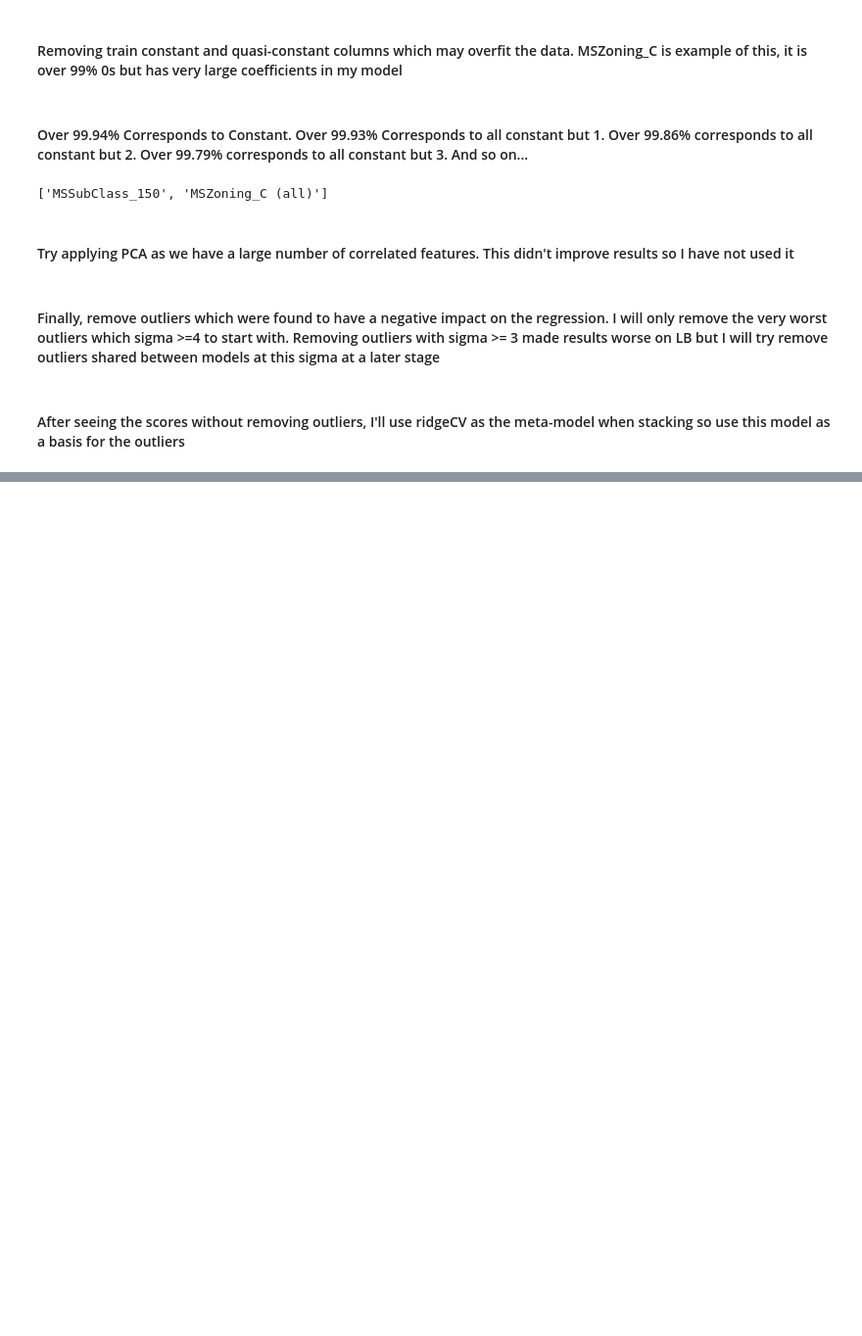
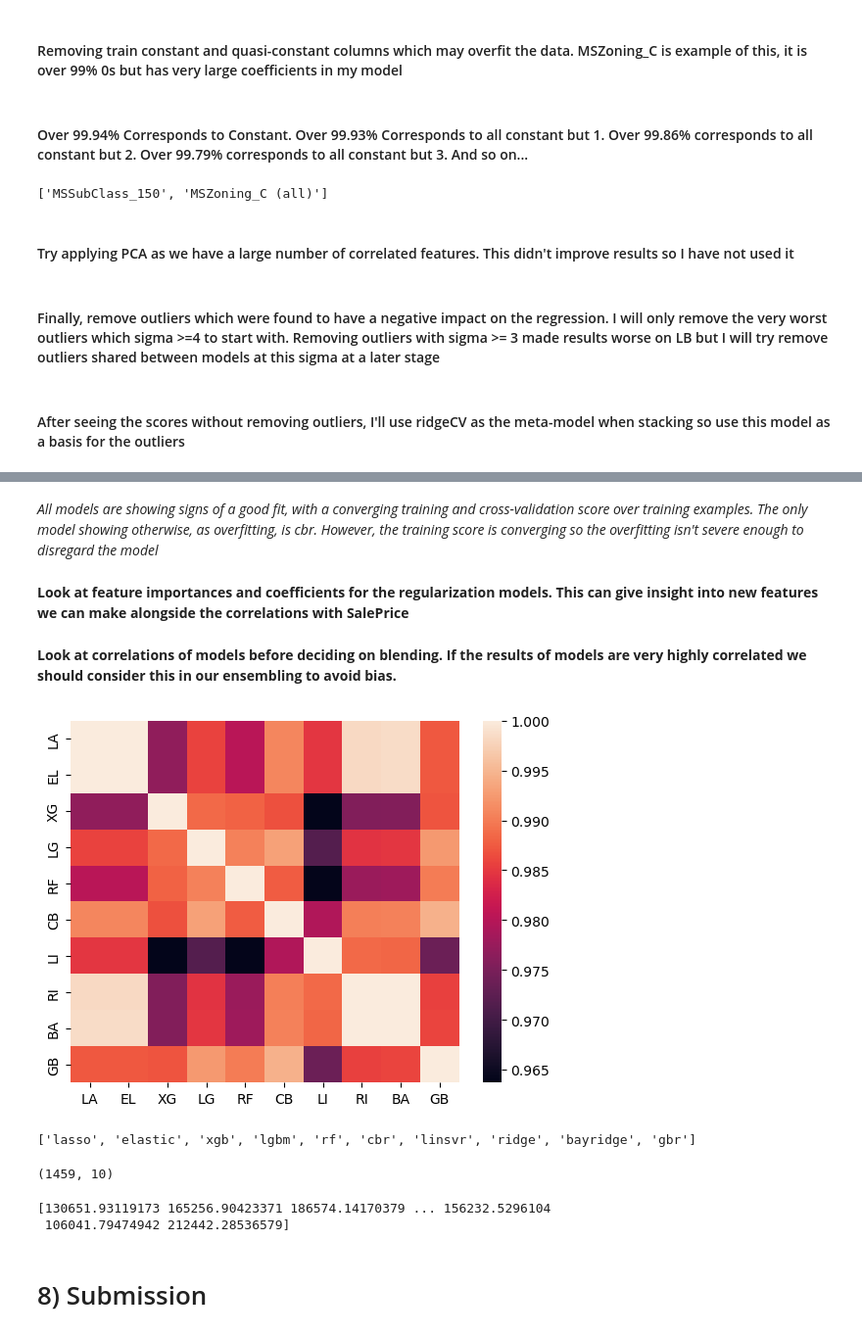
Before and after one commit to quochuy242/home-prices-prediction, a Jupyter notebook: train_model.ipynb, the cells around one changed output, grey strips where cells are left out. Shown at 98% size. Saved outputs shown, nothing was run; the diff lists cells and outputs as text; code cells hidden in the pictures; blank space fills up the shorter version.

```diff
--- a/train_model.ipynb
+++ b/train_model.ipynb
@@ -946,0 +1004,3 @@ ValueError: Found input variables with inconsistent numbers of samples: [1449, 1
+# %%
+X_train = X_train.drop(outliers4_count.index)
+y = y.drop(outliers4_count.index)
@@ -946,0 +1058,2 @@ ValueError: Found input variables with inconsistent numbers of samples: [1449, 1
+# %%
+best_score_regression = [regression.fit(X_train, y) for regression in list_regression]
@@ -946,0 +1080,13 @@ ValueError: Found input variables with inconsistent numbers of samples: [1449, 1
+# %%
+kfold = 3
+def plots_learning_curve(show, list_regression, X, y, kfold):
+    if show == True:
+        for regression in list_regression:
+            plot_learning_curve(regression,X,y,kfold,np.linspace(0.1,1,10))
+
+plots_learning_curve(show, list_regression = best_score_regression,
+                     X = X_train, y = y, kfold=kfold)
+# %% [markdown]
+*All models are showing signs of a good fit, with a converging training and cross-validation score over training examples. The only model showing otherwise, as overfitting, is cbr. However, the training score is converging so the overfitting isn't severe enough to disregard the model*
+# %% [markdown]
+**Look at feature importances and coefficients for the regularization models. This can give insight into new features we can make alongside the correlations with SalePrice**
@@ -946,0 +1101,45 @@ ValueError: Found input variables with inconsistent numbers of samples: [1449, 1
+# %% [markdown]
+**Look at correlations of models before deciding on blending. If the results of models are very highly correlated we should consider this in our ensembling to avoid bias.**
+# %%
+def regression_predictions(show, list_regression, list_name, X_test):
+    predictions = {}
+    list_predict = []
+    for reg, name_reg in zip(list_regression, list_name):
+        predictions[name_reg] = reg.predict(X_test)
+        list_predict.append(pd.Series(reg.predict(X_test), name=name_reg[:2].upper()))
+
+    model_predictions = pd.concat(list_predict, axis = 1)
+    if show == True:
+        sns.heatmap(model_predictions.corr())
+    return predictions
+
+list_predictions = regression_predictions(True, best_score_regression, list_name_regression, X_test=X_test)
+# %% [output]
+[figure, added]
+# %%
+print(list_name_regression)
+# %% [output]
+['lasso', 'elastic', 'xgb', 'lgbm', 'rf', 'cbr', 'linsvr', 'ridge', 'bayridge', 'gbr']
+# %%
+list_predictions = pd.DataFrame(list_predictions)
+list_predictions.shape
+# %% [output]
+(1459, 10)
+# %%
+def blended_model(list_num: list, df_predict: pd.DataFrame) -> list:
+    row, col = df_predict.shape
+    for num, name in zip(list_num, df_predict.columns):
+        df_predict[name] = df_predict[name] * num
+    return np.exp([df_predict.iloc[i].sum() for i in range(row)])
+
+list_num = [0 for i in range(len(list_name_regression))]
+# Only use XGB
+list_num[3] = 1
+predictions = blended_model(list_num=list_num, df_predict=list_predictions)
+
+print(predictions)
+# %% [output]
+[130651.93119173 165256.90423371 186574.14170379 ... 156232.5296104
+ 106041.79474942 212442.28536579]
+# %% [markdown]
+# 8) Submission
```
Also changed, not shown: parts of 27 cells of this notebook, 5 other files.
